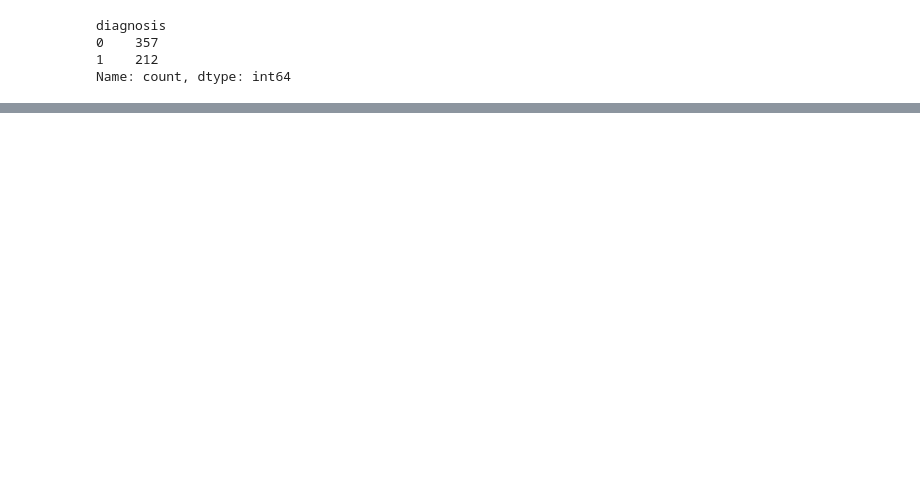
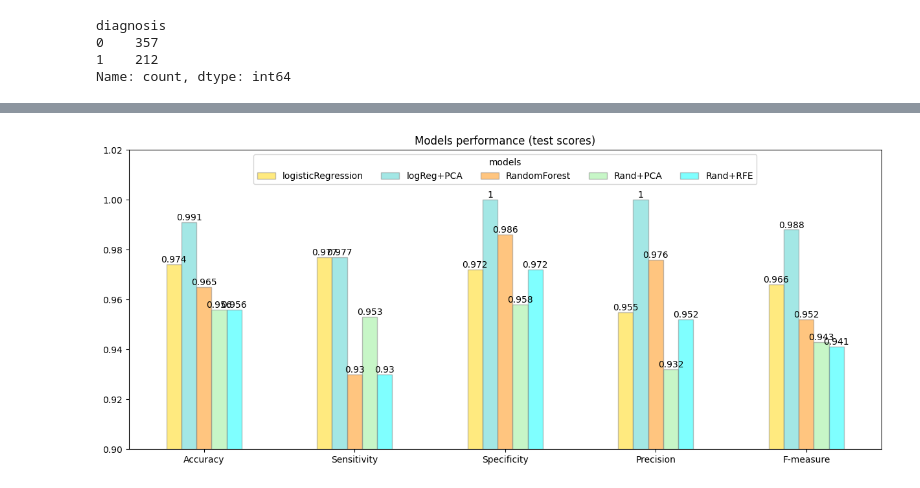
Before and after one commit to h4r1yzz/BreastCancer, a Jupyter notebook: test.ipynb, the cells around one changed output, grey strips where cells are left out. Cells and saved outputs as stored; diff of their text form; code cells hidden in the pictures; blank space fills up the shorter version.

```diff
--- a/test.ipynb
+++ b/test.ipynb
@@ -138,0 +375,5 @@ X_train, X_test, y_train, y_test = train_test_split(df.iloc[:,1:], df['diagnosis
+# %%
+n_features = X_train.shape[1]
+n = np.arange(2, n_features+2, 2)
+
+PCA_cv_score, PCA_test_score, PCA_cv_training_time= compare_pca(n_components = n)
@@ -138,0 +404,3 @@ X_train, X_test, y_train, y_test = train_test_split(df.iloc[:,1:], df['diagnosis
+# %%
+i =PCA_test_score.index(max(PCA_test_score))
+print('The best accuracy of logistic regression classifier is: %.3f'%  max(PCA_test_score)+', where the total number of components in PCA is {:.0f}'.format((i+1)*2))
@@ -138,0 +539,4 @@ X_train, X_test, y_train, y_test = train_test_split(df.iloc[:,1:], df['diagnosis
+# %%
+n_features = X_train.shape[1]
+n = np.arange(2, n_features+2, 2)
+PCA_cv_score, PCA_test_score, PCA_cv_training_time= compare_pca(n_components = n)
@@ -138,0 +591,15 @@ X_train, X_test, y_train, y_test = train_test_split(df.iloc[:,1:], df['diagnosis
+# %%
+X_train_selected = X_train[:,rfecv.get_support()]
+X_test_selected = X_test[:,rfecv.get_support()]
+
+cv_results, best_param, best_result = modelselection(classifier_rf,parameters_rf, scoring_rf, X_train_selected)
+
+# Classifier with the best hyperparameters
+rf_RFE = RandomForestClassifier(n_estimators = best_param['n_estimators'],
+                                criterion = best_param['criterion'],
+                                bootstrap = best_param['bootstrap'],
+                                random_state=random_state)
+rf_RFE.fit(X_train_selected, y_train)
+
+# Metrics
+rf_RFE_metrics = metrics(X_test_selected ,rf_RFE)
@@ -138,0 +614,19 @@ X_train, X_test, y_train, y_test = train_test_split(df.iloc[:,1:], df['diagnosis
+# %%
+models_metrics = {'logisticRegression': [round(elem, 3) for elem in logReg_metrics],
+                 'logReg+PCA': [round(elem, 3) for elem in logReg_PCA_metrics],
+                 'RandomForest' : [round(elem, 3) for elem in rf_metrics],
+                 'Rand+PCA' : [round(elem, 3) for elem in rf_PCA_metrics],
+                 'Rand+RFE' : [round(elem, 3) for elem in rf_RFE_metrics]
+                }
+index=['Accuracy','Sensitivity','Specificity','Precision', 'F-measure']
+df_scores = pd.DataFrame(data = models_metrics, index=index)
+ax = df_scores.plot(kind='bar', figsize = (15,6), ylim = (0.90, 1.02),
+                    color = ['gold', 'mediumturquoise', 'darkorange', 'lightgreen','cyan'],
+                    rot = 0, title ='Models performance (test scores)',
+                    edgecolor = 'grey', alpha = 0.5)
+ax.legend(loc='upper center', ncol=5, title="models")
+for container in ax.containers:
+    ax.bar_label(container)
+plt.show()
+# %% [output]
+[figure, added]
```
Also changed, not shown: parts of 37 cells of this notebook, 4 other files.
